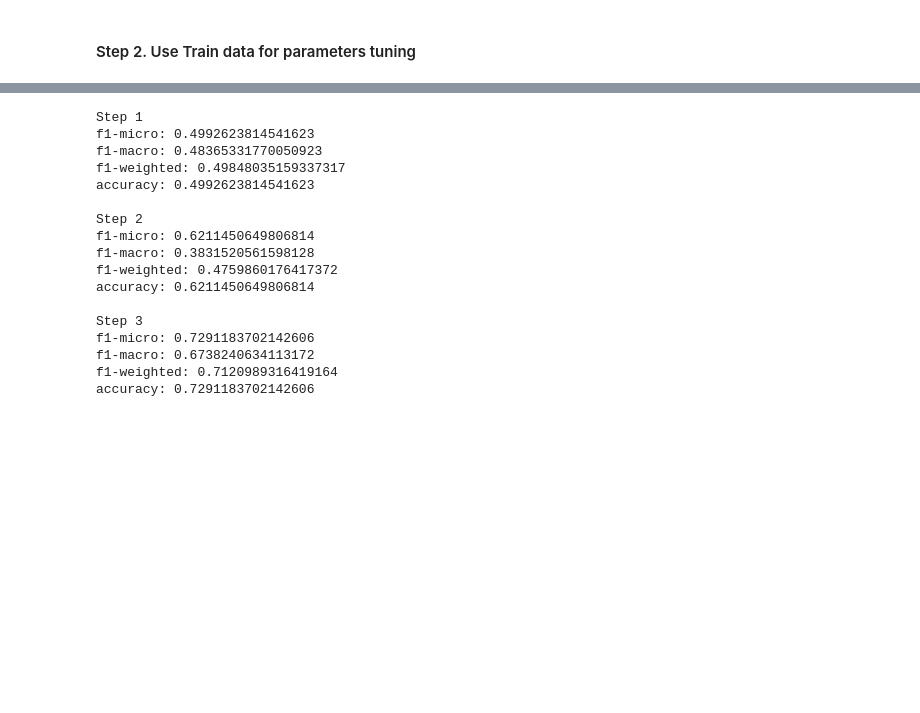
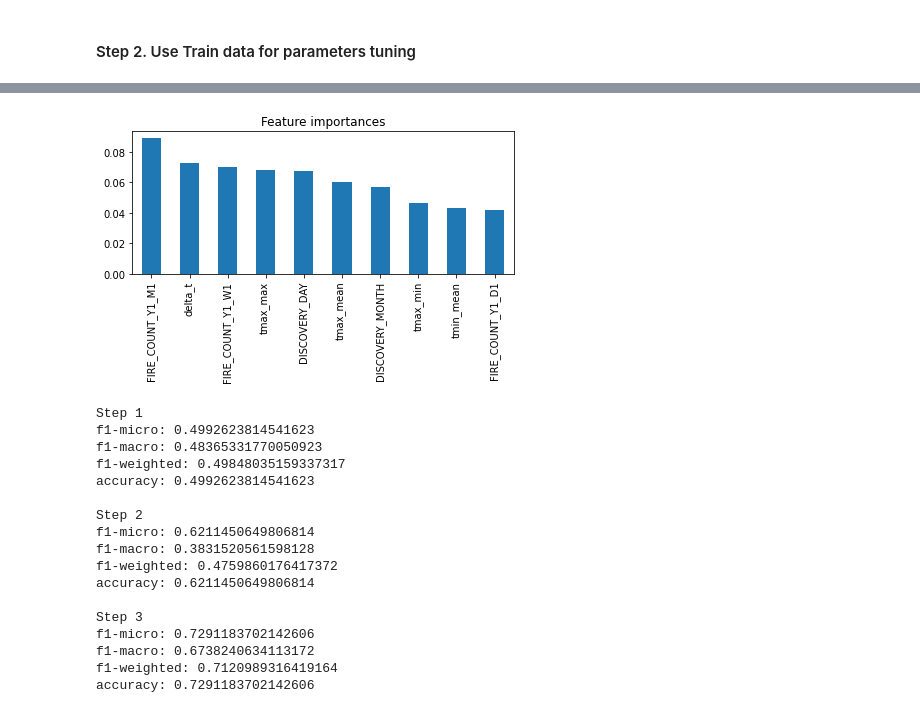
Before and after one commit to YannBerthelotCap/bootcamp-hiparis2022, a Jupyter notebook: 5_model.ipynb, the cells around one changed output, grey strips where cells are left out. Drawn from its saved outputs; the diff is of its cells as text; code cells hidden in the pictures; blank space fills up the shorter version.

```diff
--- a/5_model.ipynb
+++ b/5_model.ipynb
@@ -321,3 +324,28 @@ def rf_features_importance(model: MODEL_TYPE, cols:list) -> None:
+# %%
+def rf_features_importance(model: MODEL_TYPE, cols:list) -> None:
+    '''
+    Plot feature_importance from a random forest model
+
+    Input:
+    model (MODEL_TYPE) : Model for which to compute the feature importance
+    cols (list) : input DataFrame with true labels
+
+    Output:
+    None
+    '''
+    # get feature importance from model
+    importances = model.feature_importances_
+    forest_importances = pd.Series(importances, index=cols).sort_values(ascending=False)[:10]
+    # plot results
+    fig, ax = plt.subplots()
+    forest_importances.plot.bar(ax=ax)
+    ax.set_title("Feature importances")
+    fig.tight_layout()
+# %%
+# Test random forest feature importance
+rf_features_importance(random_forest, cols=X_train_val.columns)
+# %% [output]
+[figure, added]
 # %%
 def cross_validation_score(model: MODEL_TYPE, X_train_val:pd.DataFrame, y_train_val:pd.DataFrame, gap:int) -> Tuple[MODEL_TYPE, dict]:
     '''
```
Also changed, not shown: parts of 15 cells of this notebook, 3 other files.
